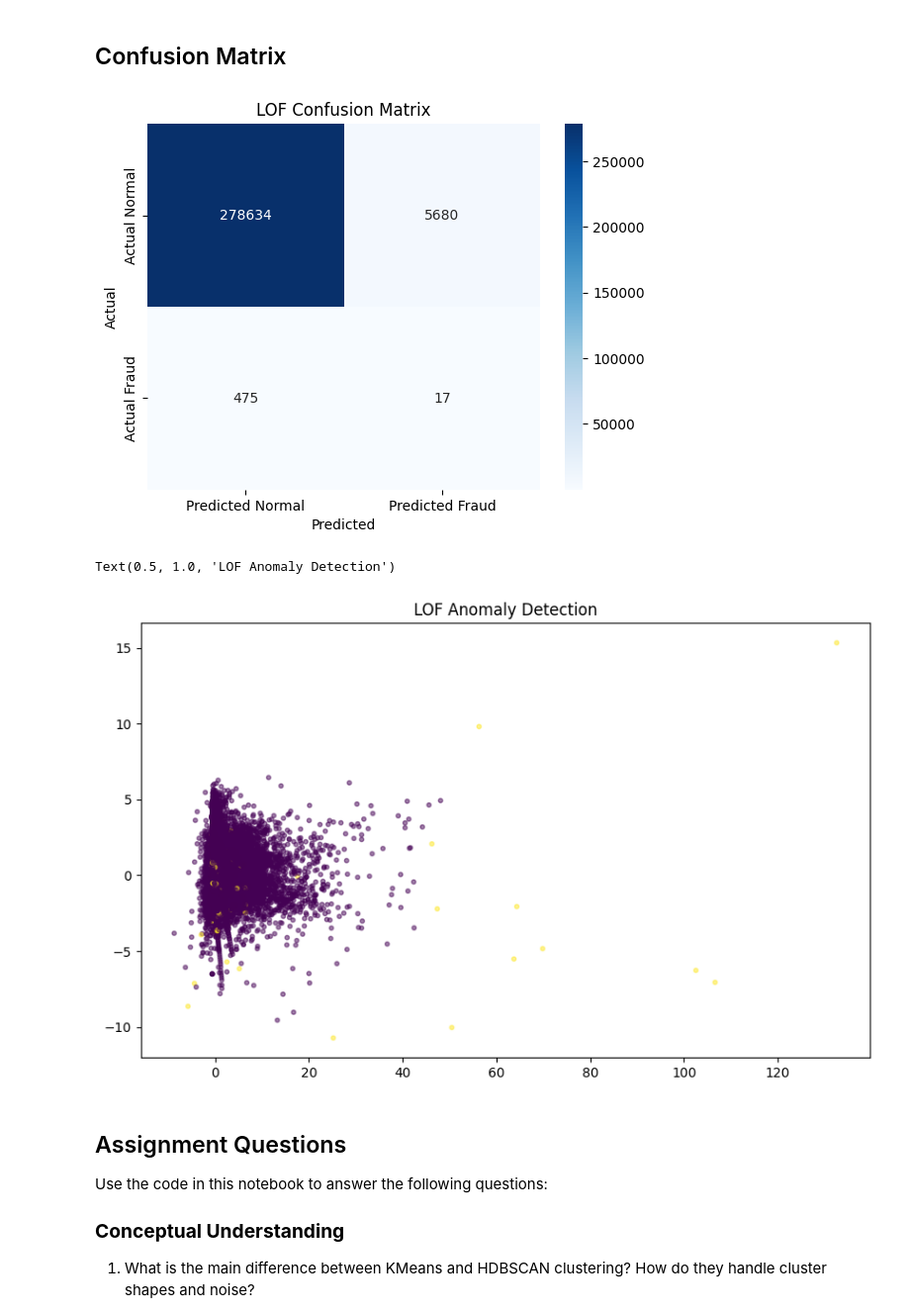
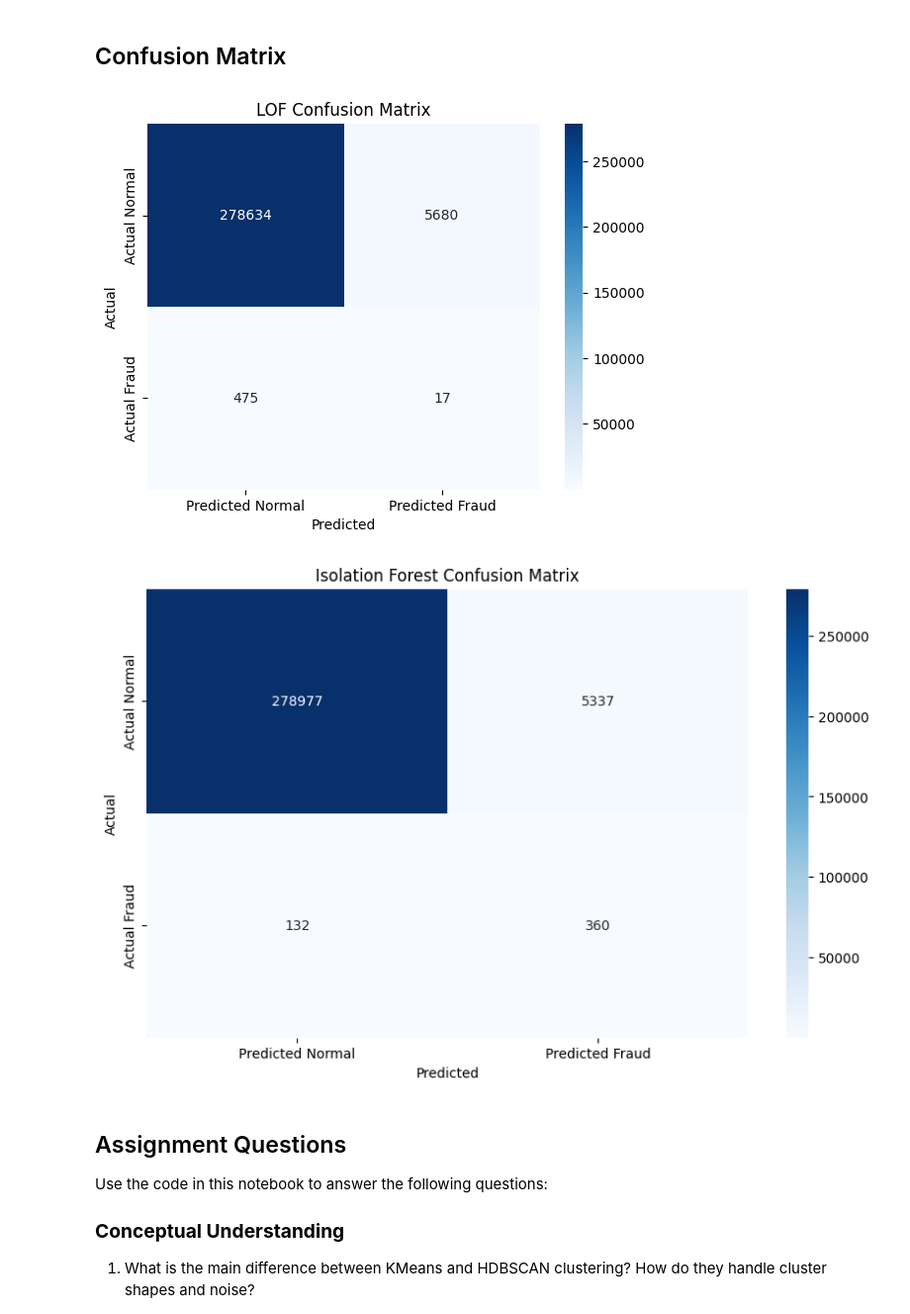
Before and after one commit to LucasChaney/CMPSCI4342, a Jupyter notebook: Activities/Activity_14.ipynb, the cells around one changed output. Shown at 99% size. Drawn from its saved outputs; the diff is of its cells as text; code cells hidden in the pictures.

```diff
--- a/Activities/Activity_14.ipynb
+++ b/Activities/Activity_14.ipynb
@@ -98,0 +103,4 @@ import joblib
+# %%
+import google.colab
+google.colab.drive.mount('/content/drive')
+path = '/content/drive/MyDrive/Activities/creditcard_data.csv'
@@ -99,7 +144,7 @@ import joblib
 # %% [markdown]
 ## Load Data
 # %%
-df = pd.read_csv("creditcard_data.csv")
+df = pd.read_csv(path)
 # %% [markdown]
 ## Preprocessing
 Drop the non-feature Time and the label Class from X while storing Class as the target variable
@@ -326,0 +374,6 @@ weighted avg     0.9966    0.9784    0.9874    284806
+# %%
+iso_forest = IsolationForest(n_estimators=100, contamination=0.02, random_state=42)
+iso_forest_preds = iso_forest.fit_predict(X_scaled)
+
+# Map Isolation Forest output to 0 (normal) and 1 (anomaly)
+iso_forest_labels = np.where(iso_forest_preds == -1, 1, 0)
@@ -329,19 +406,27 @@ weighted avg     0.9966    0.9784    0.9874    284806
 # %%
 cm = confusion_matrix(y, lof_labels)
 sns.heatmap(cm, annot=True, fmt="d", cmap="Blues", xticklabels=["Predicted Normal", "Predicted Fraud"],
             yticklabels=["Actual Normal", "Actual Fraud"])
 plt.title("LOF Confusion Matrix")
 plt.xlabel("Predicted")
 plt.ylabel("Actual")
 plt.show()
 
 plt.figure(figsize=(10, 6))
 plt.scatter(X_pca[:, 0], X_pca[:, 1], c=lof_labels, cmap='viridis', s=10, alpha=0.5)
 plt.title("LOF Anomaly Detection")
+
+# iso_forest condusion matrix
+cm = confusion_matrix(y, iso_forest_labels)
+sns.heatmap(cm, annot=True, fmt="d", cmap="Blues", xticklabels=["Predicted Normal", "Predicted Fraud"],
+            yticklabels=["Actual Normal", "Actual Fraud"])
+plt.title("Isolation Forest Confusion Matrix")
+plt.xlabel("Predicted")
+plt.ylabel("Actual")
+plt.show()
 # %% [output]
 [figure]
-Text(0.5, 1.0, 'LOF Anomaly Detection')
-[figure, old version]
+[figure, new version]
 # %% [markdown]
 ## Assignment Questions
 
```
Also changed, not shown: parts of 9 cells of this notebook.
